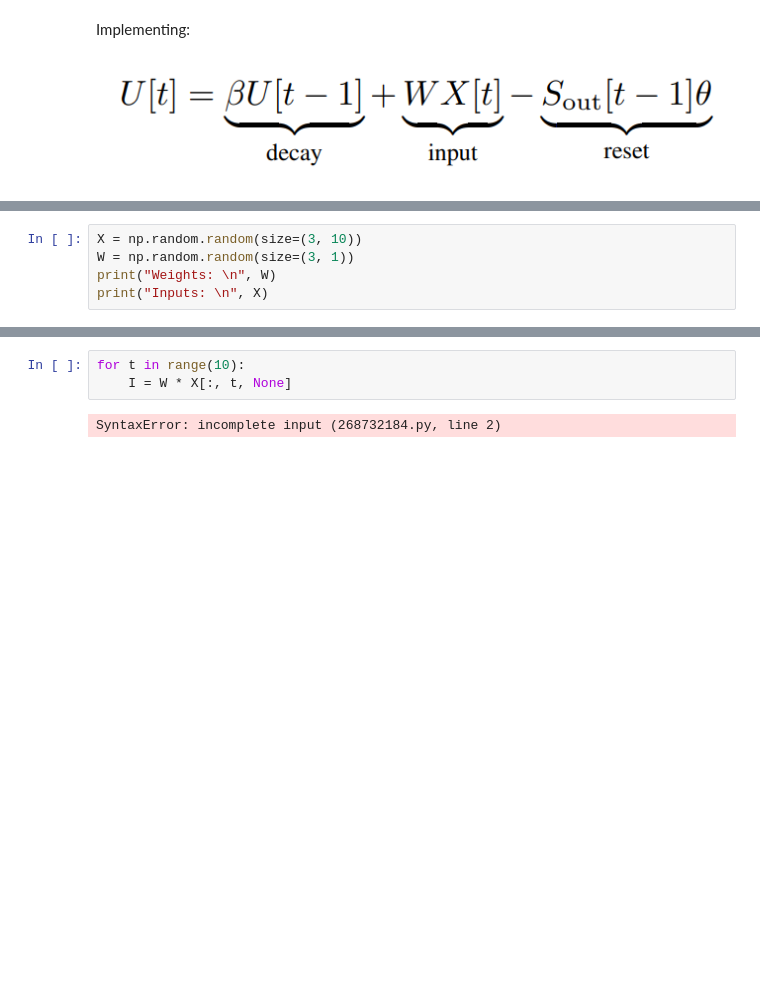
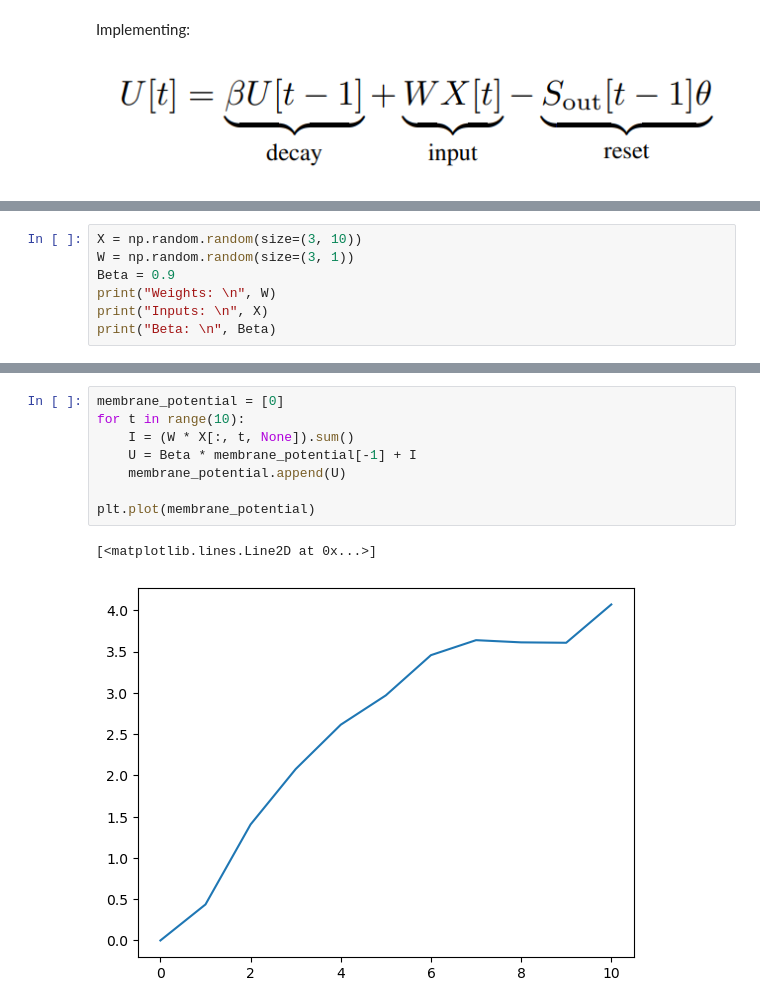
Before and after one commit to Laz4rz/spikingNeuralNetworks, a Jupyter notebook: 02_membrane.ipynb, the cells around one changed output, grey strips where cells are left out. Drawn from its saved outputs; the diff is of its cells as text; blank space fills up the shorter version.

```diff
--- a/02_membrane.ipynb
+++ b/02_membrane.ipynb
@@ -12,7 +13,9 @@ Random 3 inputs $X$ and weights $W$ for 10 timesteps.
 # %%
 X = np.random.random(size=(3, 10))
 W = np.random.random(size=(3, 1))
+Beta = 0.9
 print("Weights: \n", W)
 print("Inputs: \n", X)
+print("Beta: \n", Beta)
 # %% [output]
 Weights:
@@ -34,5 +39,11 @@ array([[0.007],
 # %%
+membrane_potential = [0]
 for t in range(10):
-    I = W * X[:, t, None]
+    I = (W * X[:, t, None]).sum()
+    U = Beta * membrane_potential[-1] + I
+    membrane_potential.append(U)
+
+plt.plot(membrane_potential)
 # %% [output]
-SyntaxError: incomplete input (268732184.py, line 2)
+[<matplotlib.lines.Line2D at 0x...>]
+[figure, added]
```
Also changed, not shown: parts of 8 cells of this notebook.
